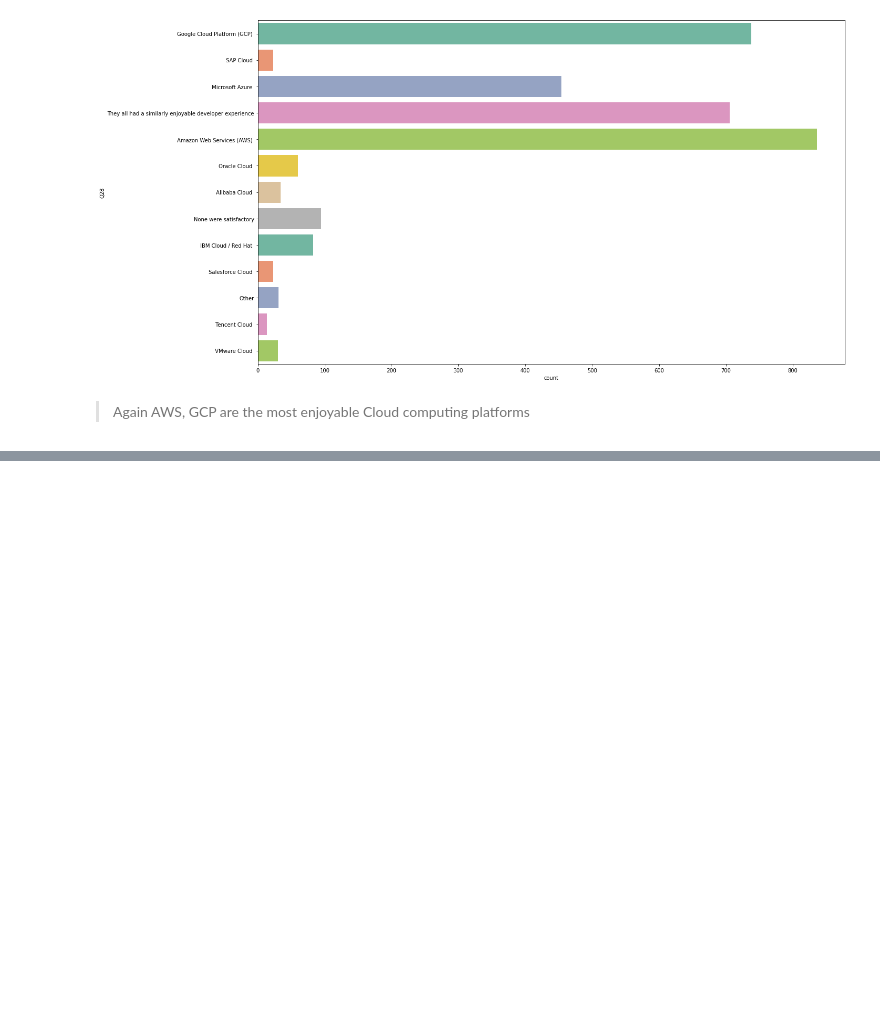
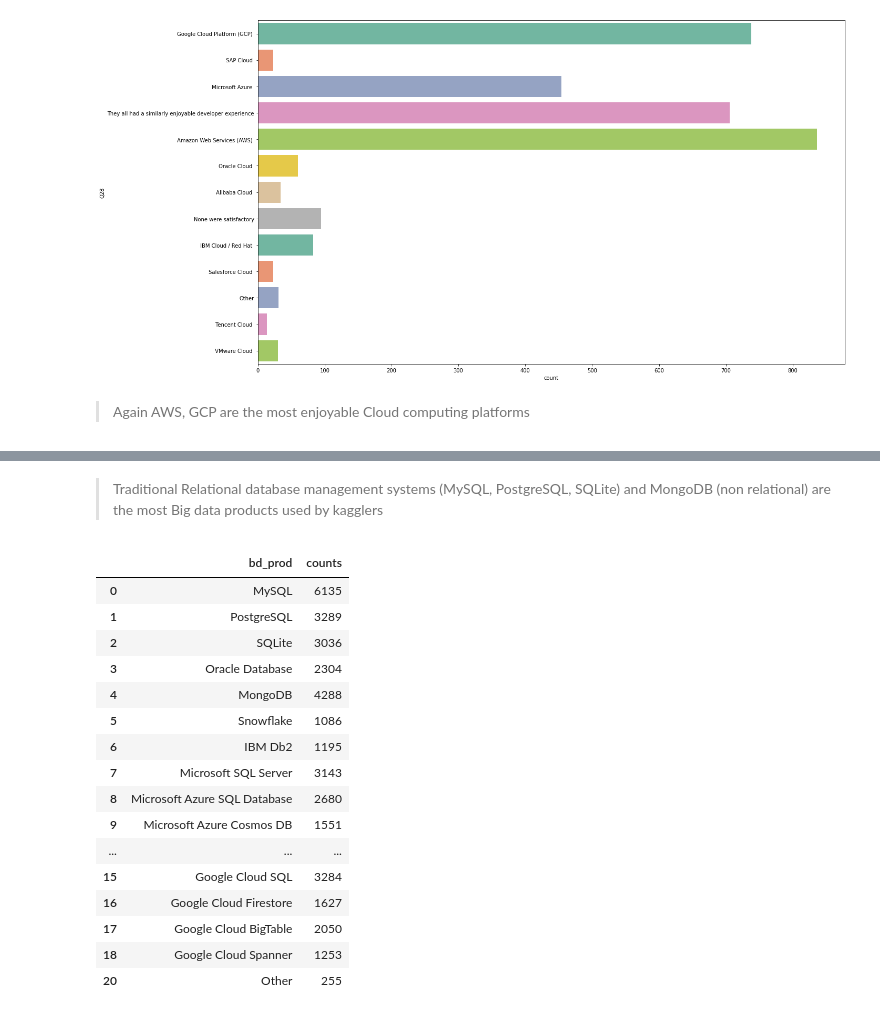
Before and after one commit to oussamaouardini/Kaggle-Machine-Learning-Data-Science-Survey-2021, a Jupyter notebook: kaggle-machine-learning-data-science-survey-2021.ipynb, the cells around one changed output, grey strips where cells are left out. Cells and saved outputs as stored; diff of their text form; code cells hidden in the pictures; blank space fills up the shorter version.

```diff
--- a/kaggle-machine-learning-data-science-survey-2021.ipynb
+++ b/kaggle-machine-learning-data-science-survey-2021.ipynb
@@ -1138,0 +1303,30 @@ sns.countplot(y= 'Q28', data= data, palette="Set2")
+# %% [markdown]
+> Traditional Relational database management systems (MySQL, PostgreSQL, SQLite) and MongoDB (non relational) are the most Big data products used by kagglers
+# %%
+Q32_b_columns = [column for column in df.columns if 'Q32_B' in column]
+Q32_b_dict = {}
+
+for column in Q32_b_columns:
+    Q32_b_dict.update(dict(data[column].value_counts()))
+
+Q32_b_df = pd.DataFrame(Q32_b_dict.items(), columns = ['bd_prod', 'counts'])
+Q32_b_df.drop(index=19, axis=1, inplace=True)
+Q32_b_df
+# %% [output]
+|  | bd_prod | counts |
+| 0 | MySQL | 6135 |
+| 1 | PostgreSQL | 3289 |
+| 2 | SQLite | 3036 |
+| 3 | Oracle Database | 2304 |
+| 4 | MongoDB | 4288 |
+| 5 | Snowflake | 1086 |
+| 6 | IBM Db2 | 1195 |
+| 7 | Microsoft SQL Server | 3143 |
+| 8 | Microsoft Azure SQL Database | 2680 |
+| 9 | Microsoft Azure Cosmos DB | 1551 |
+| ... | ... | ... |
+| 15 | Google Cloud SQL | 3284 |
+| 16 | Google Cloud Firestore | 1627 |
+| 17 | Google Cloud BigTable | 2050 |
+| 18 | Google Cloud Spanner | 1253 |
+| 20 | Other | 255 |
```
Also changed, not shown: parts of 25 cells of this notebook.
